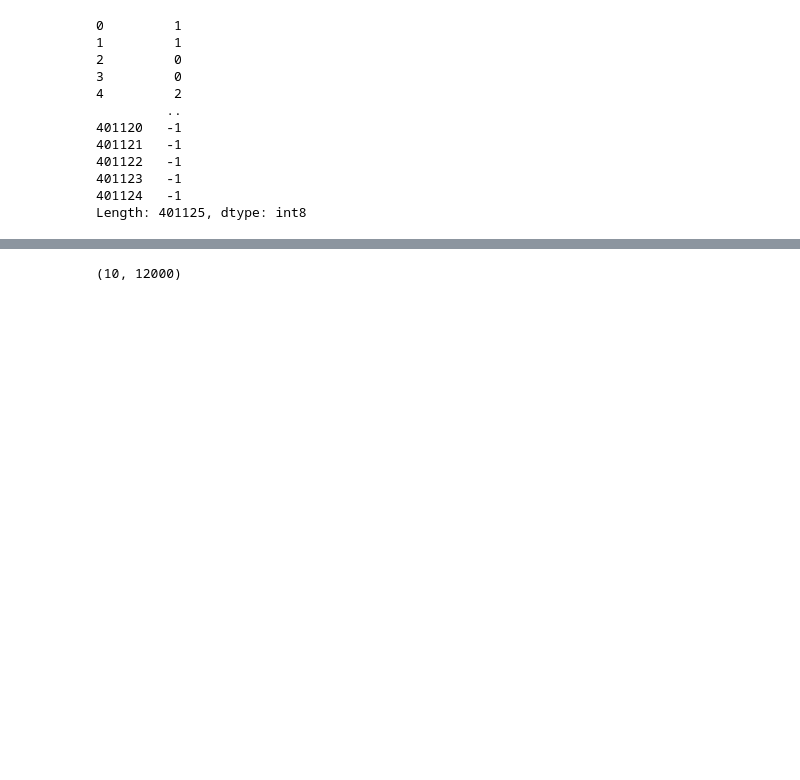
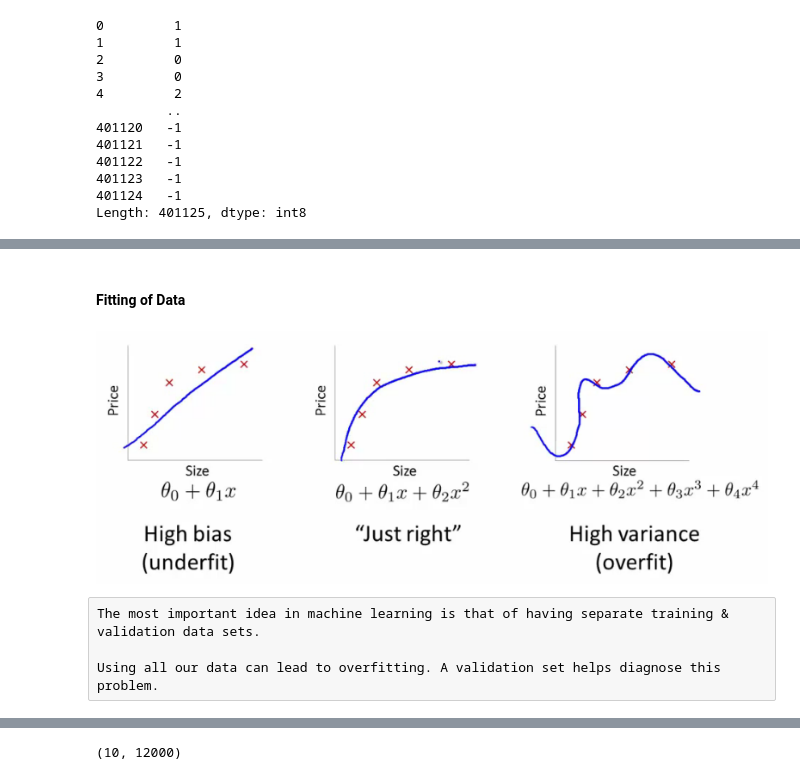
Before and after one commit to gmshashank/ML, a Jupyter notebook: Random_Forests.ipynb, the cells around one changed output, grey strips where cells are left out. Cells and saved outputs as stored; diff of their text form; code cells hidden in the pictures; blank space fills up the shorter version.

```diff
--- a/Random_Forests.ipynb
+++ b/Random_Forests.ipynb
@@ -572,3 +610,13 @@ m.score(df,y)
+# %% [markdown]
+#### Fitting of Data
+# %%
+Image(filename = os.getcwd() + "/images/Fitting.png")
+# %% [output]
+[figure, added]
+# %% [raw]
+The most important idea in machine learning is that of having separate training & validation data sets.
+
+Using all our data can lead to overfitting. A validation set helps diagnose this problem.
 # %%
 def split_vals(a,n):
     return a[:n].copy(),a[n:].copy()
```
Also changed, not shown: parts of 135 cells of this notebook.
